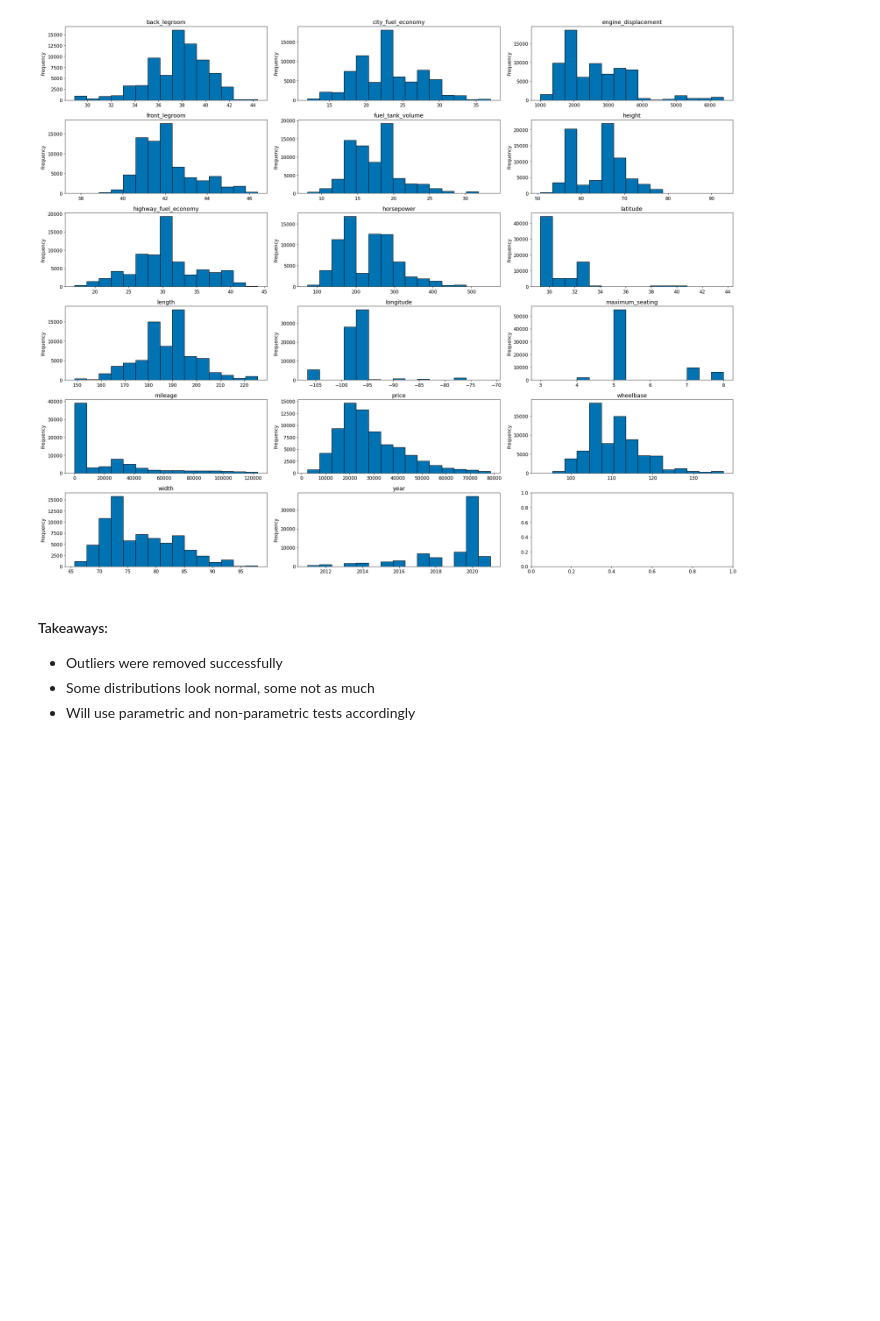
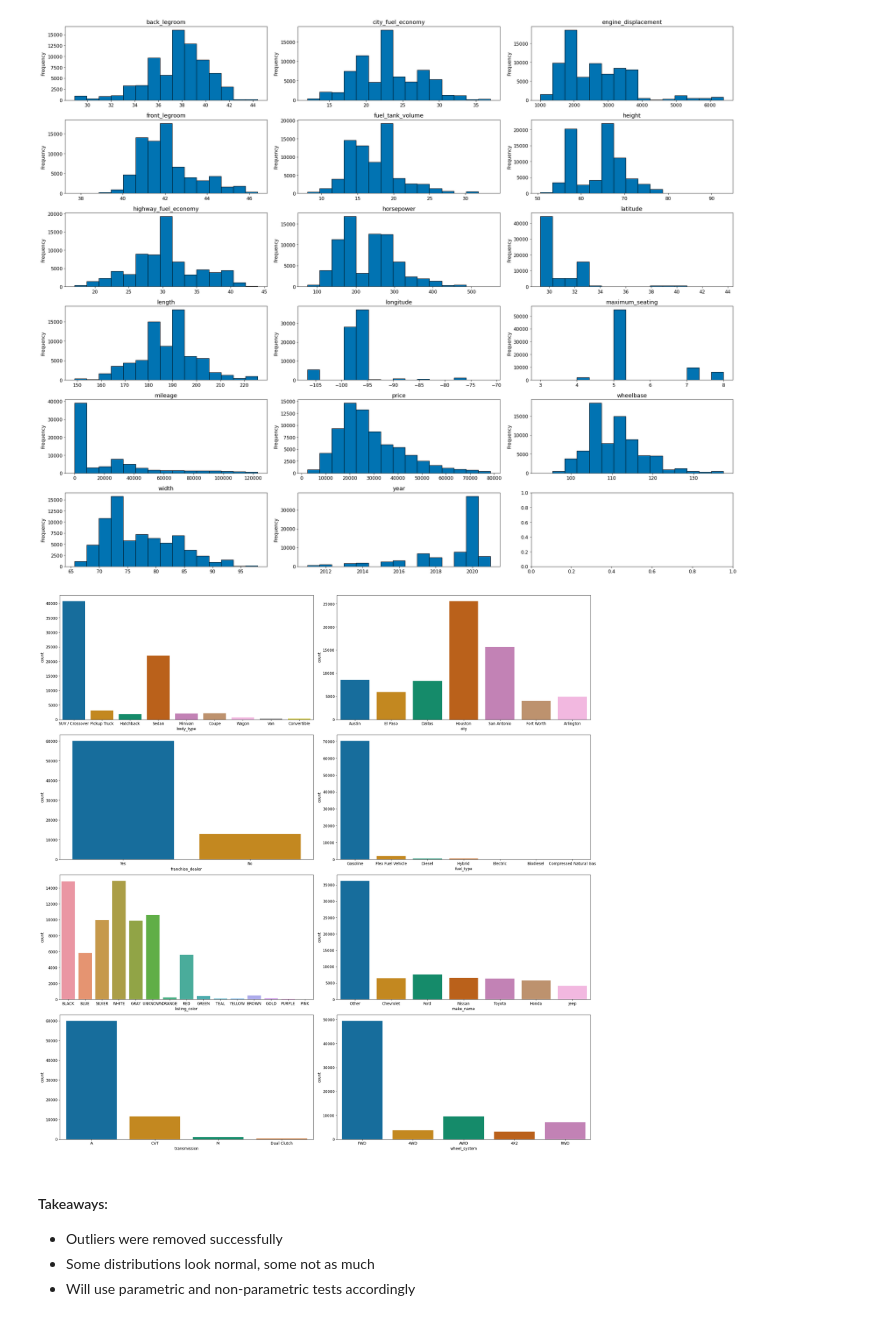
Before and after one commit to adam-talbot/used-cars-regression, a Jupyter notebook: final_notebook.ipynb, the cells around one changed output. Cells and saved outputs as stored; diff of their text form; code cells hidden in the pictures; blank space fills up the shorter version.

```diff
--- a/final_notebook.ipynb
+++ b/final_notebook.ipynb
@@ -325,6 +261,16 @@ for i, c in enumerate(num_cols):
     plt.tight_layout()
 # %% [output]
 [figure]
+# %%
+# let's take a quick look at the count plots for each categorical variable
+fig, axs = plt.subplots(4, 2, sharey=False, figsize=(25, 25))
+axe = axs.ravel()
+for i, c in enumerate(cat_cols):
+    # train_exp[c].plot.hist(ax=axe[i],title=c, ec='black', bins=15)
+    sns.countplot(train_exp[c], ax=axe[i])
+    plt.tight_layout()
+# %% [output]
+[figure, added]
 # %% [markdown]
 #### Takeaways:
 - Outliers were removed successfully
```
Also changed, not shown: parts of 15 cells of this notebook, 2 other files.
